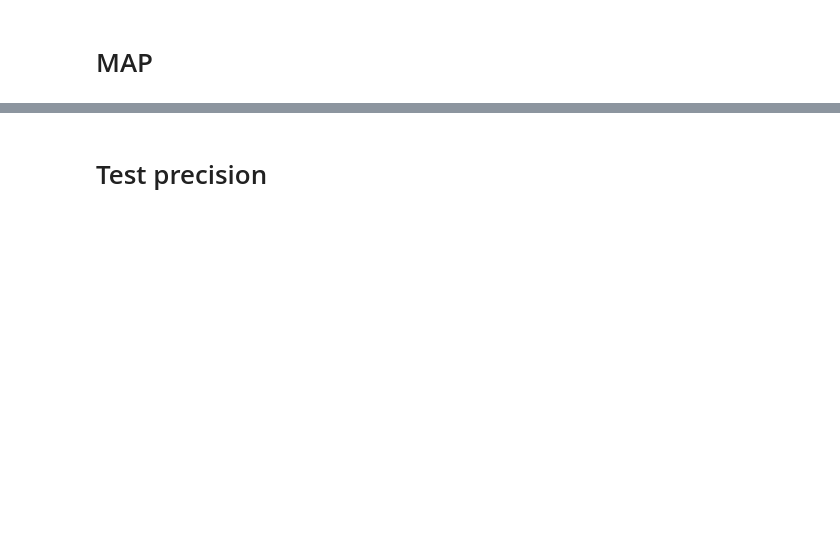
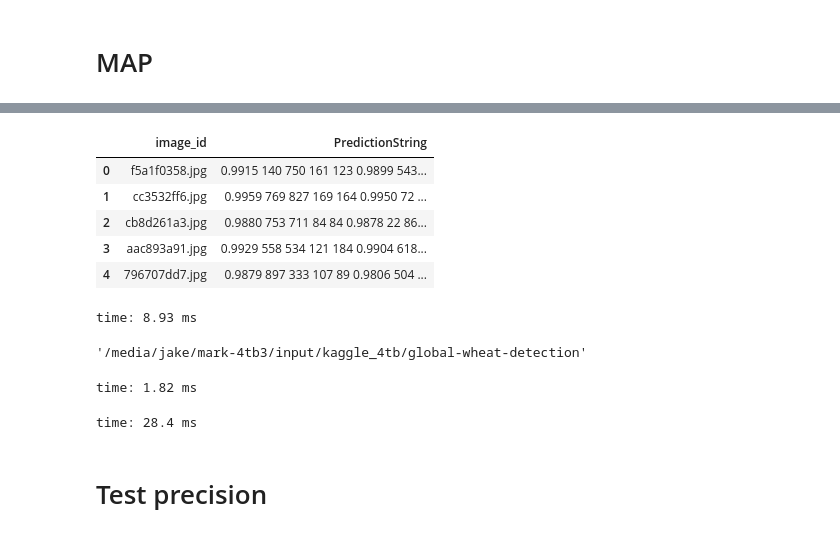
Before and after one commit to SlowMonk/single_od_pytorch, a Jupyter notebook: faster_rcnn_inference.ipynb, the cells around one changed output, grey strips where cells are left out. Cells and saved outputs as stored; diff of their text form; code cells hidden in the pictures; blank space fills up the shorter version.

```diff
--- a/faster_rcnn_inference.ipynb
+++ b/faster_rcnn_inference.ipynb
@@ -721,3 +741,23 @@ time: 2.91 s
+# %%
+test_df = pd.DataFrame(results, columns=['image_id', 'PredictionString'])
+test_df.head()
+# %% [output]
+|  | image_id | PredictionString |
+| 0 | f5a1f0358.jpg | 0.9915 140 750 161 123 0.9899 543... |
+| 1 | cc3532ff6.jpg | 0.9959 769 827 169 164 0.9950 72 ... |
+| 2 | cb8d261a3.jpg | 0.9880 753 711 84 84 0.9878 22 86... |
+| 3 | aac893a91.jpg | 0.9929 558 534 121 184 0.9904 618... |
+| 4 | 796707dd7.jpg | 0.9879 897 333 107 89 0.9806 504 ... |
+time: 8.93 ms
+# %%
+DIR_INPUT
+# %% [output]
+'/media/jake/mark-4tb3/input/kaggle_4tb/global-wheat-detection'
+time: 1.82 ms
+# %%
+test_df.to_csv(DIR_INPUT + '/submission.csv', index=False)
+# %% [output]
+time: 28.4 ms
 # %% [markdown]
 # Test precision
 # %%
```
Also changed, not shown: parts of 45 cells of this notebook, 3 other files.
